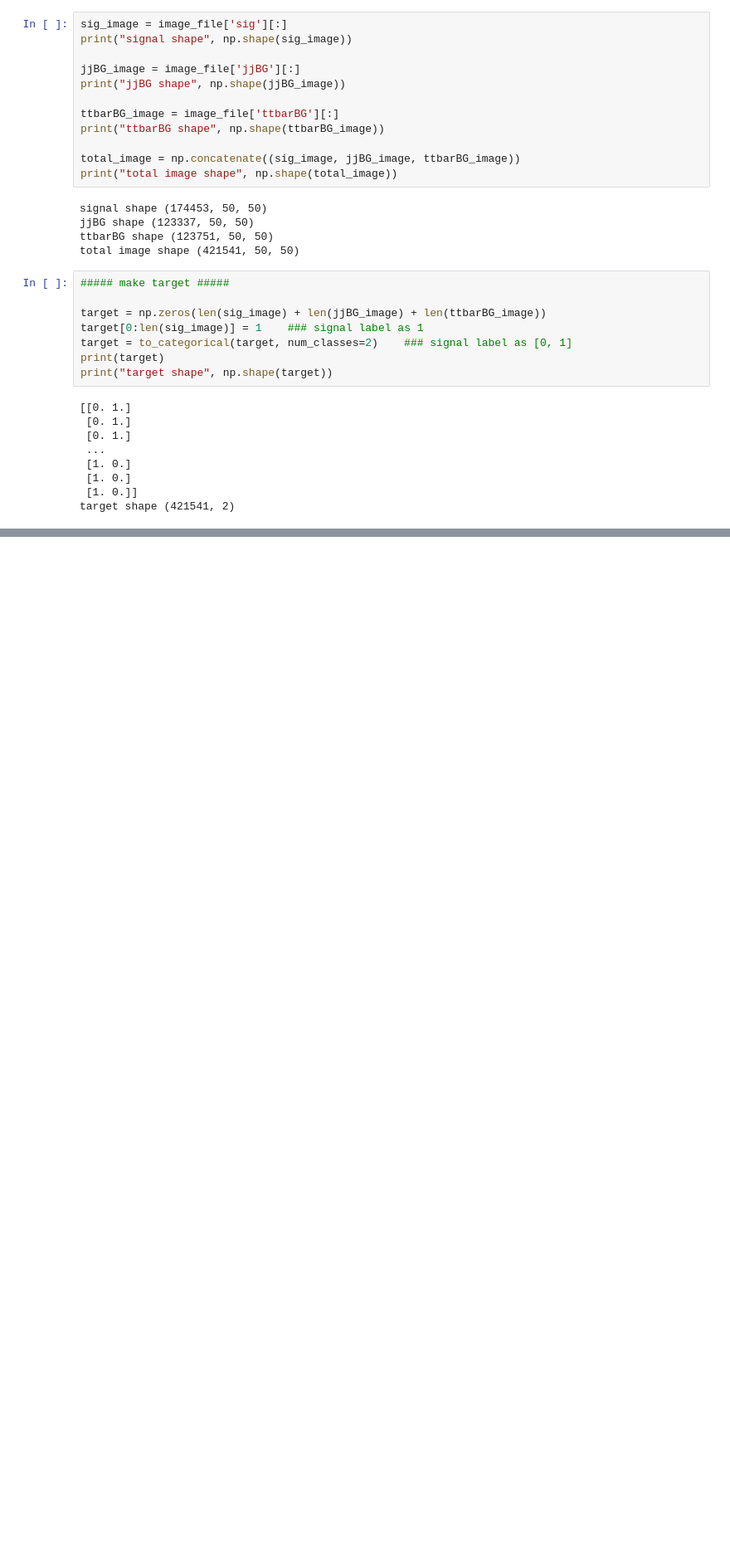
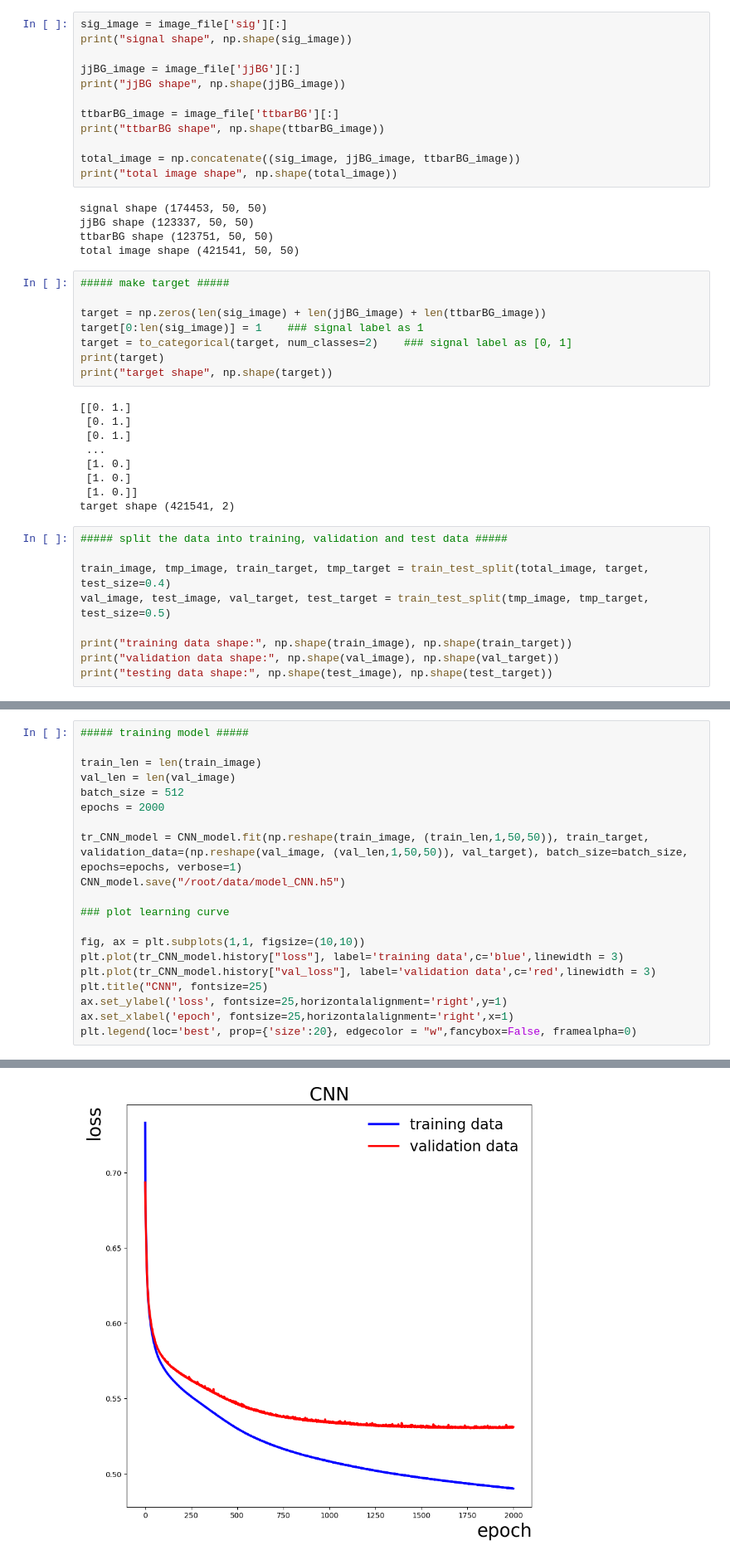
Before and after one commit to FeiChinzz/ggHH, a Jupyter notebook: CNN.ipynb, the cells around one changed output, grey strips where cells are left out. Shown at 83% size. Cells and saved outputs as stored; diff of their text form; blank space fills up the shorter version.

Commit message:
train CNN first time

```diff
--- a/CNN.ipynb
+++ b/CNN.ipynb
@@ -68,3 +68,12 @@ print("target shape", np.shape(target))
  [1. 0.]
  [1. 0.]]
 target shape (421541, 2)
+# %%
+##### split the data into training, validation and test data #####
+
+train_image, tmp_image, train_target, tmp_target = train_test_split(total_image, target, test_size=0.4)
+val_image, test_image, val_target, test_target = train_test_split(tmp_image, tmp_target, test_size=0.5)
+
+print("training data shape:", np.shape(train_image), np.shape(train_target))
+print("validation data shape:", np.shape(val_image), np.shape(val_target))
+print("testing data shape:", np.shape(test_image), np.shape(test_target))
@@ -72,0 +132,21 @@ target shape (421541, 2)
+# %%
+##### training model #####
+
+train_len = len(train_image)
+val_len = len(val_image)
+batch_size = 512
+epochs = 2000
+
+tr_CNN_model = CNN_model.fit(np.reshape(train_image, (train_len,1,50,50)), train_target, validation_data=(np.reshape(val_image, (val_len,1,50,50)), val_target), batch_size=batch_size, epochs=epochs, verbose=1)
+CNN_model.save("/root/data/model_CNN.h5")
+
+### plot learning curve
+
+fig, ax = plt.subplots(1,1, figsize=(10,10))
+plt.plot(tr_CNN_model.history["loss"], label='training data',c='blue',linewidth = 3)
+plt.plot(tr_CNN_model.history["val_loss"], label='validation data',c='red',linewidth = 3)
+plt.title("CNN", fontsize=25)
+ax.set_ylabel('loss', fontsize=25,horizontalalignment='right',y=1)
+ax.set_xlabel('epoch', fontsize=25,horizontalalignment='right',x=1)
+plt.legend(loc='best', prop={'size':20}, edgecolor = "w",fancybox=False, framealpha=0)
+# %% [output]
@@ -73,3 +179,4 @@ target shape (421541, 2)
+[figure, added]
 # %%
 image_file.close()
 t2 = time.time()
```
Also changed, not shown: parts of 5 cells of this notebook.
